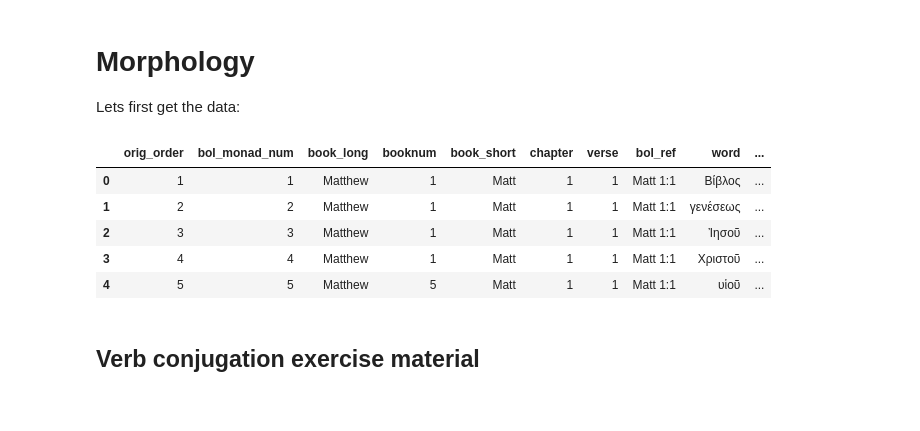
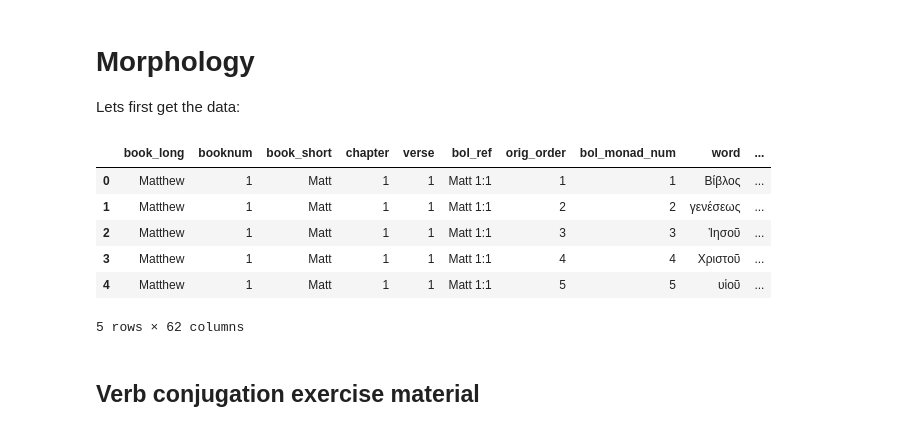
Before and after one commit to oliverglanz/Text-Fabric, a Jupyter notebook: Greek/1000_N1904-BOL_exercise-production.ipynb, the cells around one changed output. Cells and saved outputs as stored; diff of their text form; code cells hidden in the pictures.

```diff
--- a/Greek/1000_N1904-BOL_exercise-production.ipynb
+++ b/Greek/1000_N1904-BOL_exercise-production.ipynb
@@ -116,16 +112,17 @@ list.to_excel('/Users/oliverglanz/Library/CloudStorage/OneDrive-AndrewsUniversit
 
 Lets first get the data:
 # %%
-words=pd.read_excel('/Users/oliverglanz/Library/CloudStorage/OneDrive-AndrewsUniversity/1200_AUS-research/Fabric-TEXT/0_data_NA1904/Nestle1904_source_v1.5-20220922.xlsx')
+words=pd.read_excel('/Users/oliverglanz/Library/CloudStorage/OneDrive-AndrewsUniversity/1200_AUS-research/Fabric-TEXT/0_data_NA1904/Nestle1904_source_v1.5_20221004.xlsx')
 pd.set_option('display.max_columns', 60)
 words.head()
 # %% [output]
-|  | orig_order | bol_monad_num | book_long | booknum | book_short | chapter | verse | bol_ref | word | ... |
-| 0 | 1 | 1 | Matthew | 1 | Matt | 1 | 1 | Matt 1:1 | Βίβλος | ... |
-| 1 | 2 | 2 | Matthew | 1 | Matt | 1 | 1 | Matt 1:1 | γενέσεως | ... |
-| 2 | 3 | 3 | Matthew | 1 | Matt | 1 | 1 | Matt 1:1 | Ἰησοῦ | ... |
-| 3 | 4 | 4 | Matthew | 1 | Matt | 1 | 1 | Matt 1:1 | Χριστοῦ | ... |
-| 4 | 5 | 5 | Matthew | 5 | Matt | 1 | 1 | Matt 1:1 | υἱοῦ | ... |
+|  | book_long | booknum | book_short | chapter | verse | bol_ref | orig_order | bol_monad_num | word | ... |
+| 0 | Matthew | 1 | Matt | 1 | 1 | Matt 1:1 | 1 | 1 | Βίβλος | ... |
+| 1 | Matthew | 1 | Matt | 1 | 1 | Matt 1:1 | 2 | 2 | γενέσεως | ... |
+| 2 | Matthew | 1 | Matt | 1 | 1 | Matt 1:1 | 3 | 3 | Ἰησοῦ | ... |
+| 3 | Matthew | 1 | Matt | 1 | 1 | Matt 1:1 | 4 | 4 | Χριστοῦ | ... |
+| 4 | Matthew | 1 | Matt | 1 | 1 | Matt 1:1 | 5 | 5 | υἱοῦ | ... |
+5 rows × 62 columns
 # %% [markdown]
 ## Verb conjugation exercise material
 # %%
```
Also changed, not shown: parts of 28 cells of this notebook.
